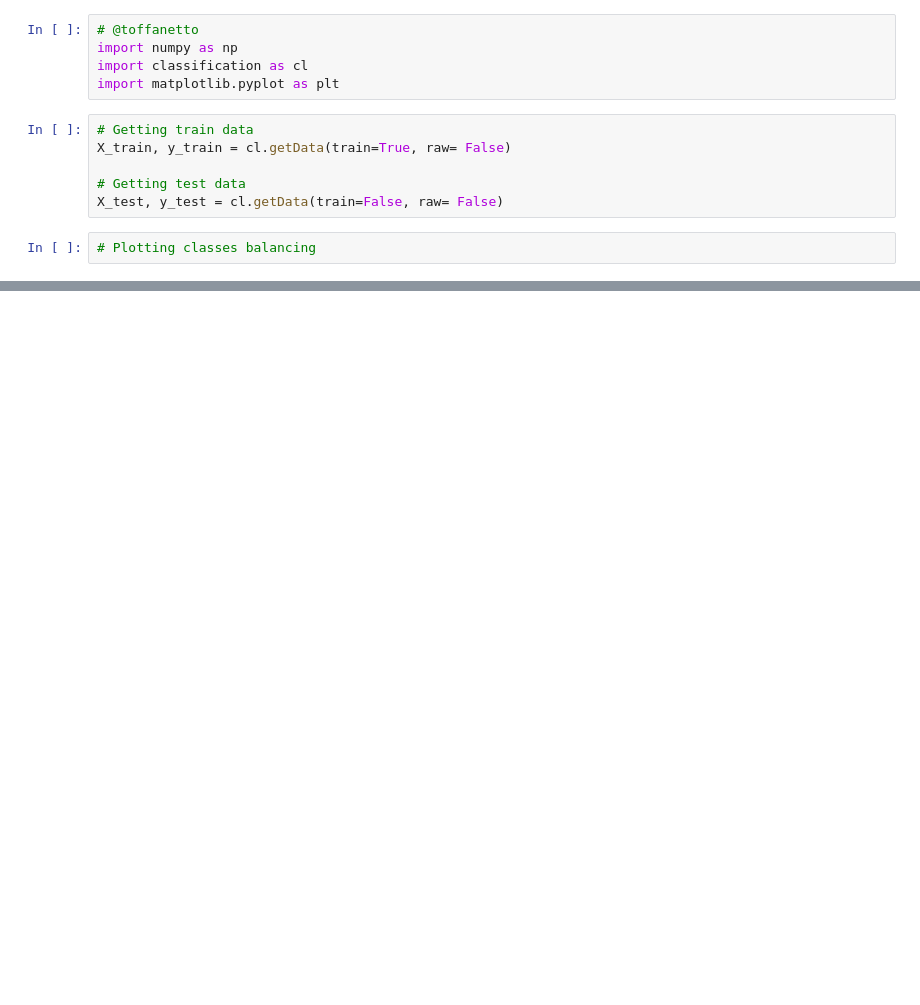
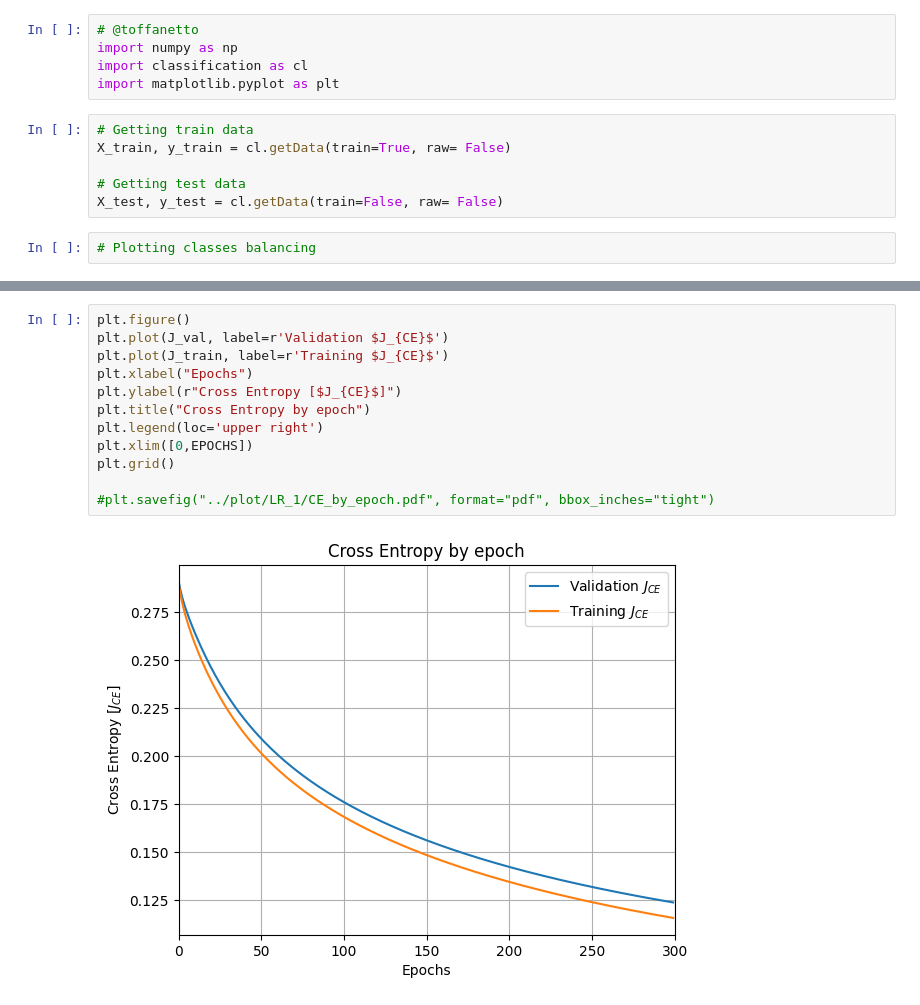
Before and after one commit to toffanetto/IA048_Project_1, a Jupyter notebook: 2-Classification/src/logistic_regression_part_1.ipynb, the cells around one changed output, grey strips where cells are left out. Saved outputs shown, nothing was run; the diff lists cells and outputs as text; blank space fills up the shorter version.

```diff
--- a/2-Classification/src/logistic_regression_part_1.ipynb
+++ b/2-Classification/src/logistic_regression_part_1.ipynb
@@ -32,3 +32,17 @@ plt.savefig("../plot/LR_1/Accuracy_by_epoch_batch-2.pdf", format="pdf", bbox_inc
+# %%
+plt.figure()
+plt.plot(J_val, label=r'Validation $J_{CE}$')
+plt.plot(J_train, label=r'Training $J_{CE}$')
+plt.xlabel("Epochs")
+plt.ylabel(r"Cross Entropy [$J_{CE}$]")
+plt.title("Cross Entropy by epoch")
+plt.legend(loc='upper right')
+plt.xlim([0,EPOCHS])
+plt.grid()
+
+#plt.savefig("../plot/LR_1/CE_by_epoch.pdf", format="pdf", bbox_inches="tight")
+# %% [output]
+[figure, added]
 # %%
 # Testing
 
```
Also changed, not shown: parts of 4 cells of this notebook, 15 other files.
